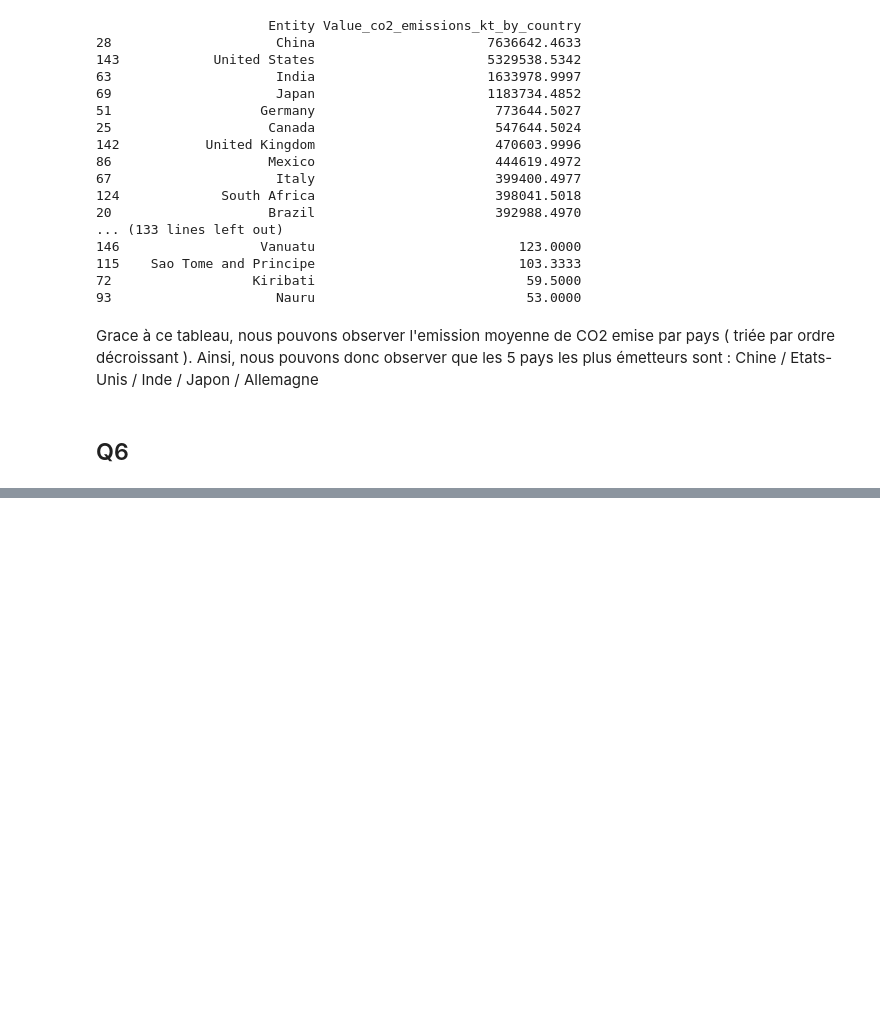
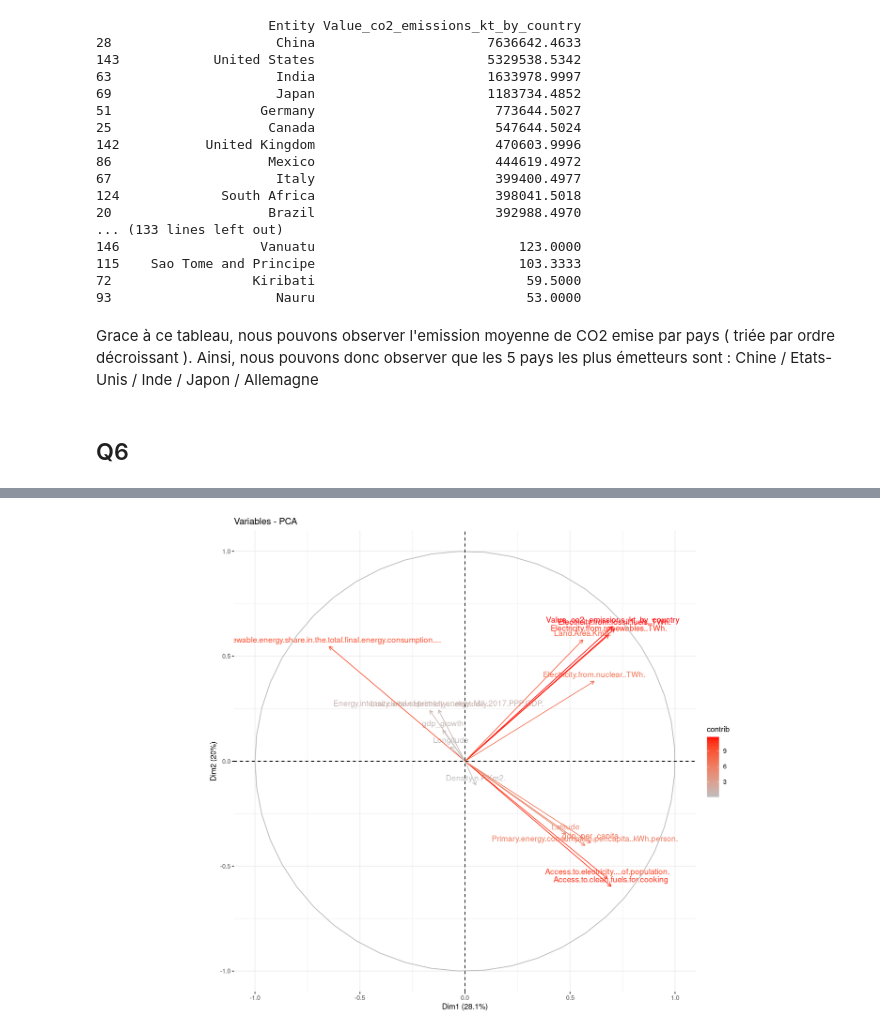
Before and after one commit to Mathilde-Mrs/Projet_machine_learning, a Jupyter notebook: notebook_R.ipynb, the cells around one changed output, grey strips where cells are left out. Saved outputs shown, nothing was run; the diff lists cells and outputs as text; code cells hidden in the pictures; blank space fills up the shorter version.

```diff
--- a/notebook_R.ipynb
+++ b/notebook_R.ipynb
@@ -265,0 +260,5 @@ scatterplot(data = complete_data, Value_co2_emissions_kt_by_country~Year)
+# %%
+var=get_pca_var(resultat_pca)
+fviz_pca_var(resultat_pca,col.var= "contrib",gradient.cols=c("grey", "red"))
+# %% [output]
+[figure, added]
```
Also changed, not shown: parts of 8 cells of this notebook.
